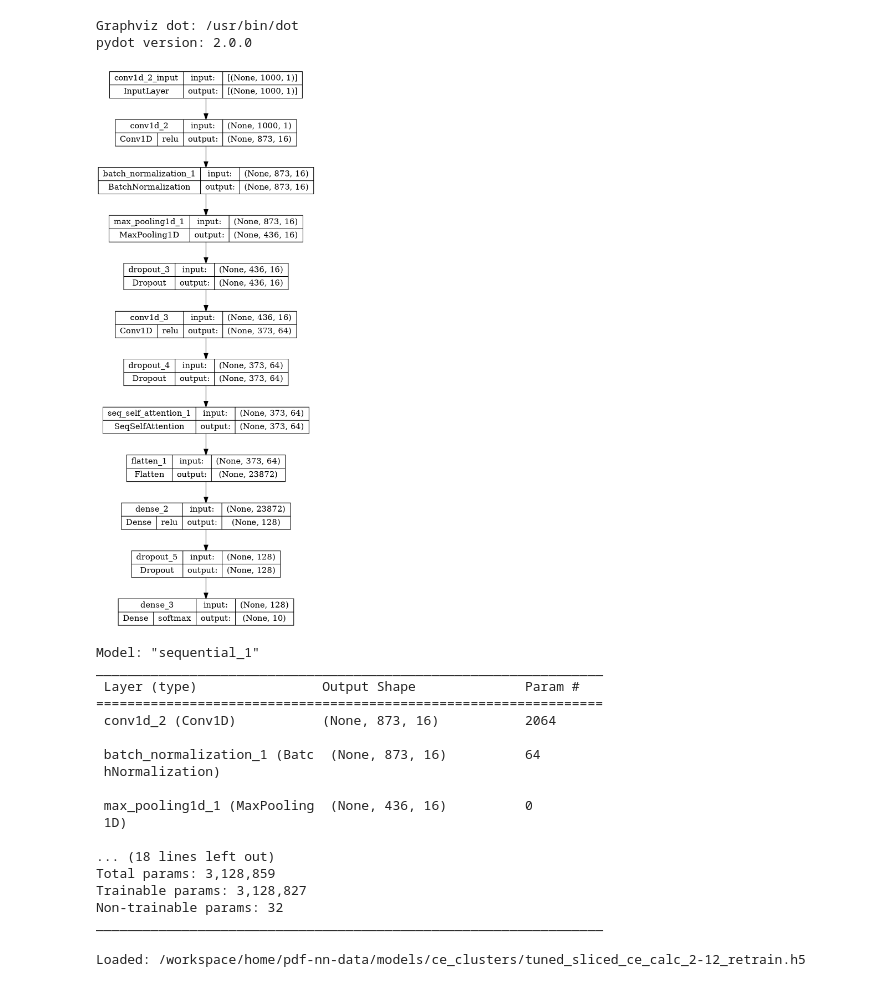
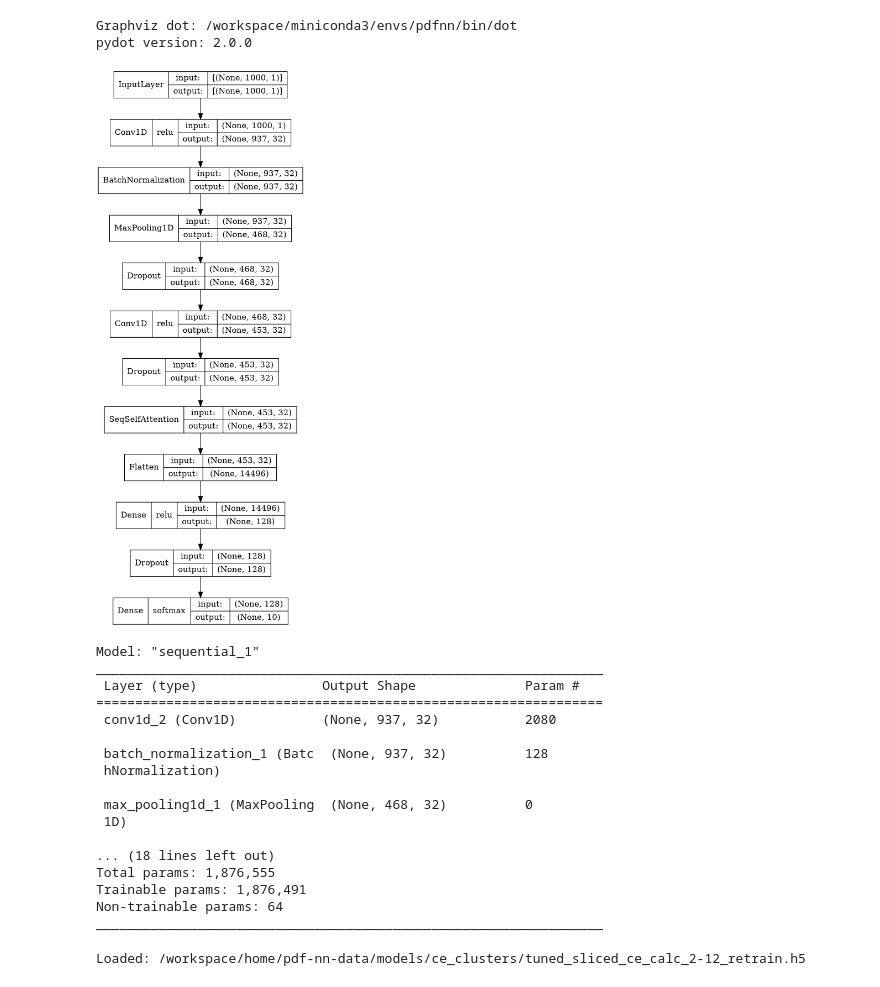
Before and after one commit to grebenyyk/PDF-NN, a Jupyter notebook: utils/plot-models.ipynb, the cells around one changed output. Cells and saved outputs as stored; diff of their text form; code cells hidden in the pictures.

```diff
--- a/utils/plot-models.ipynb
+++ b/utils/plot-models.ipynb
@@ -5,7 +5,16 @@ from keras_self_attention import SeqSelfAttention
 from pathlib import Path
 import os
 import sys
-sys.path.insert(0, '../../')
+
+# Resolve project root (where config.py exists)
+PROJECT_ROOT = Path.cwd().resolve()
+if not (PROJECT_ROOT / "config.py").exists():
+    for parent in PROJECT_ROOT.parents:
+        if (parent / "config.py").exists():
+            PROJECT_ROOT = parent
+            break
+
+sys.path.insert(0, str(PROJECT_ROOT))
 from config import get_path, setup_workdir
 
 # Base paths
@@ -16,7 +25,7 @@ FIGURES_DIR = get_path("figures")
 MODELS = {
     "ceo2_clusters": MODELS_DIR / "ceo2_clusters" / "tuned_sliced_ceo2_calc_2-12_retrain.h5",
     "ce_clusters": MODELS_DIR / "ce_clusters" / "tuned_sliced_ce_calc_2-12_retrain.h5",
-    "csd": MODELS_DIR / "csd" / "tuned_csd_2-12.h5",
+    "csd": MODELS_DIR / "csd_no_attention" / "cv_folds" / "csd_fold_4_model.h5",
 }
 
 # Output directory for figures
@@ -37,35 +41,35 @@ Loaded: /workspace/home/pdf-nn-data/models/ceo2_clusters/tuned_sliced_ceo2_calc_
 # %%
 # Plot model architecture using Keras plot_model (vertical layout)
 import importlib
 import shutil
 import pydot
 import keras.utils.vis_utils as vis_utils
 
 dot_path = shutil.which("dot")
 if dot_path is None:
     raise RuntimeError("Graphviz 'dot' not found in PATH. Install graphviz and restart the kernel.")
 print(f"Graphviz dot: {dot_path}")
 print(f"pydot version: {pydot.__version__}")
 
 # Reload vis_utils in case Keras was imported before pydot install
 importlib.reload(vis_utils)
 plot_model = vis_utils.plot_model
 
 plot_model(
     ceo2_model,
     to_file=os.path.join(OUTPUT_DIR, "ceo2_model_architecture.png"),
     show_shapes=True,
     show_dtype=False,
-    show_layer_names=True,
+    show_layer_names=False,
     rankdir="TB",  # Top to Bottom
     expand_nested=True,
     dpi=150,
     show_layer_activations=True
 )
 # %% [output]
-Graphviz dot: /usr/bin/dot
+Graphviz dot: /workspace/miniconda3/envs/pdfnn/bin/dot
 pydot version: 2.0.0
-[figure, old version]
+[figure, new version]
 # %%
 # Model summary
 ceo2_model.summary()
@@ -74,18 +78,18 @@ Model: "sequential_1"
 _________________________________________________________________
  Layer (type)                Output Shape              Param #
 =================================================================
- conv1d_2 (Conv1D)           (None, 873, 16)           2064
+ conv1d_2 (Conv1D)           (None, 937, 32)           2080
 
- batch_normalization_1 (Batc  (None, 873, 16)          64
+ batch_normalization_1 (Batc  (None, 937, 32)          128
  hNormalization)
 
- max_pooling1d_1 (MaxPooling  (None, 436, 16)          0
+ max_pooling1d_1 (MaxPooling  (None, 468, 32)          0
  1D)
 
 ... (18 lines left out)
-Total params: 3,128,859
-Trainable params: 3,128,827
-Non-trainable params: 32
+Total params: 1,876,555
+Trainable params: 1,876,491
+Non-trainable params: 64
 _________________________________________________________________
 # %%
 # Load Ce clusters model
```
Also changed, not shown: parts of 6 cells of this notebook, 2 other files.
